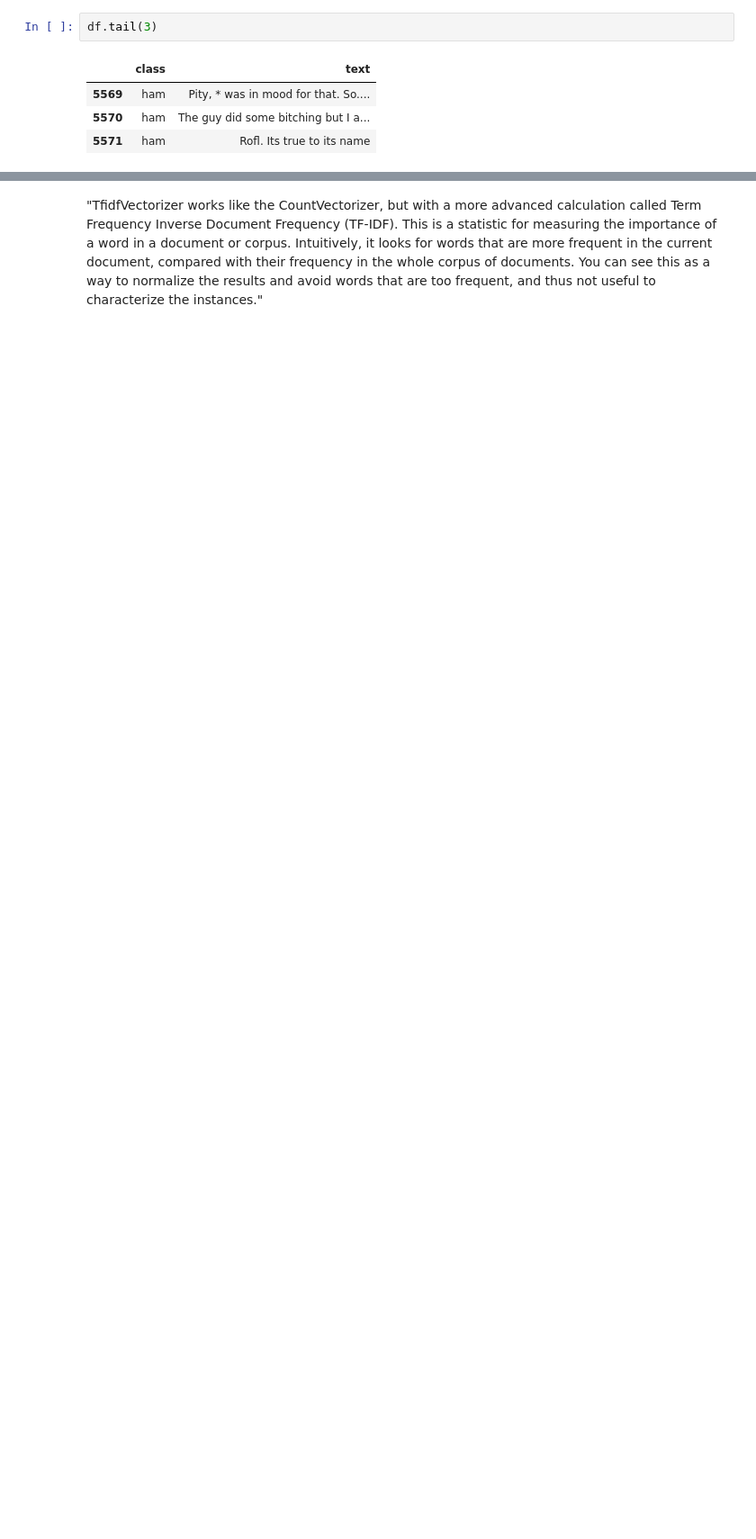
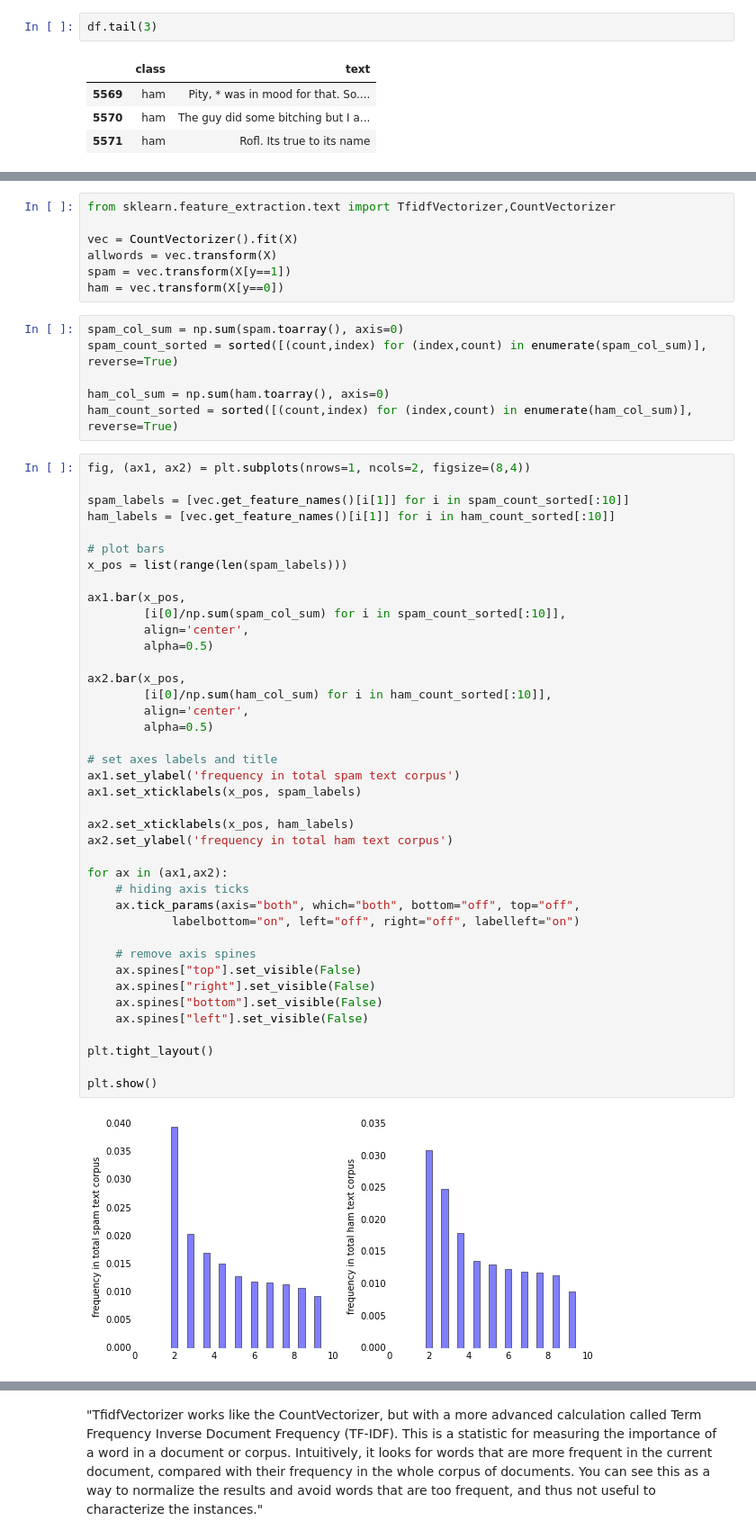
Before and after one commit to rasbt/pattern_classification, a Jupyter notebook: machine_learning/scikit-learn/scikit_bayes_smsspam.ipynb, the cells around one changed output, grey strips where cells are left out. Shown at 90% size. Cells and saved outputs as stored; diff of their text form; blank space fills up the shorter version.

Commit message:
word count

```diff
--- a/machine_learning/scikit-learn/scikit_bayes_smsspam.ipynb
+++ b/machine_learning/scikit-learn/scikit_bayes_smsspam.ipynb
@@ -25,0 +138,55 @@ df.tail(3)
+# %%
+from sklearn.feature_extraction.text import TfidfVectorizer,CountVectorizer
+
+vec = CountVectorizer().fit(X)
+allwords = vec.transform(X)
+spam = vec.transform(X[y==1])
+ham = vec.transform(X[y==0])
+# %%
+spam_col_sum = np.sum(spam.toarray(), axis=0)
+spam_count_sorted = sorted([(count,index) for (index,count) in enumerate(spam_col_sum)], reverse=True)
+
+ham_col_sum = np.sum(ham.toarray(), axis=0)
+ham_count_sorted = sorted([(count,index) for (index,count) in enumerate(ham_col_sum)], reverse=True)
+# %%
+fig, (ax1, ax2) = plt.subplots(nrows=1, ncols=2, figsize=(8,4))
+
+spam_labels = [vec.get_feature_names()[i[1]] for i in spam_count_sorted[:10]]
+ham_labels = [vec.get_feature_names()[i[1]] for i in ham_count_sorted[:10]]
+
+# plot bars
+x_pos = list(range(len(spam_labels)))
+
+ax1.bar(x_pos,
+        [i[0]/np.sum(spam_col_sum) for i in spam_count_sorted[:10]],
+        align='center',
+        alpha=0.5)
+
+ax2.bar(x_pos,
+        [i[0]/np.sum(ham_col_sum) for i in ham_count_sorted[:10]],
+        align='center',
+        alpha=0.5)
+
+# set axes labels and title
+ax1.set_ylabel('frequency in total spam text corpus')
+ax1.set_xticklabels(x_pos, spam_labels)
+
+ax2.set_xticklabels(x_pos, ham_labels)
+ax2.set_ylabel('frequency in total ham text corpus')
+
+for ax in (ax1,ax2):
+    # hiding axis ticks
+    ax.tick_params(axis="both", which="both", bottom="off", top="off",
+            labelbottom="on", left="off", right="off", labelleft="on")
+
+    # remove axis spines
+    ax.spines["top"].set_visible(False)
+    ax.spines["right"].set_visible(False)
+    ax.spines["bottom"].set_visible(False)
+    ax.spines["left"].set_visible(False)
+
+plt.tight_layout()
+
+plt.show()
+# %% [output]
+[figure, added]
```
Also changed, not shown: parts of 32 cells of this notebook.
